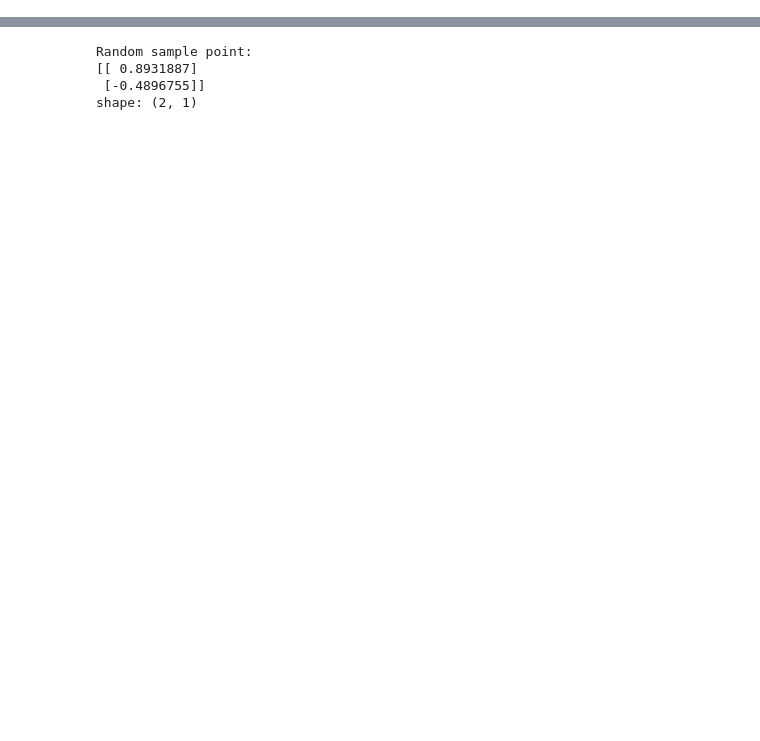
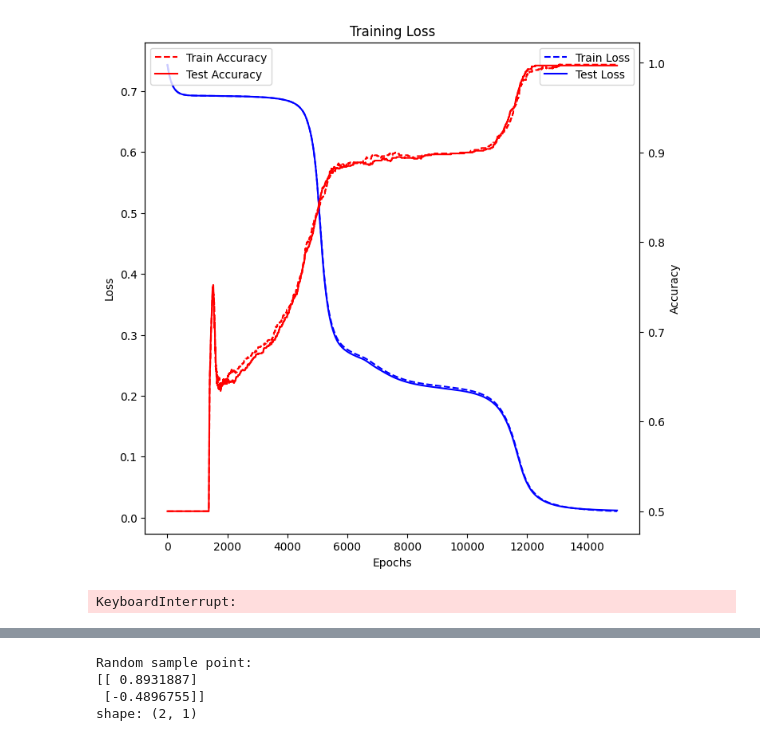
Before and after one commit to Johanmkr/WP1-Polyhedra, a Jupyter notebook: exam_experiment.ipynb, the cells around one changed output, grey strips where cells are left out. Saved outputs shown, nothing was run; the diff lists cells and outputs as text; code cells hidden in the pictures; blank space fills up the shorter version.

```diff
--- a/exam_experiment.ipynb
+++ b/exam_experiment.ipynb
@@ -128,0 +115,22 @@ else:
+# %%
+train_loss = np.load('state_dicts/train_loss.npy')
+test_loss = np.load('state_dicts/test_loss.npy')
+train_accuracy = np.load('state_dicts/train_accuracy.npy')
+test_accuracy = np.load('state_dicts/test_accuracy.npy')
+# %%
+fig, ax1 = plt.subplots(figsize=(8, 8))
+ax1.plot(train_loss, label='Train Loss', ls='--', c='blue')
+ax1.plot(test_loss, label='Test Loss', ls='-', c='blue')
+ax1.set_xlabel('Epochs')
+ax1.set_ylabel('Loss')
+ax1.set_title('Training Loss')
+ax1.legend()
+
+ax2 = ax1.twinx()
+ax2.plot(train_accuracy, label='Train Accuracy', ls='--', c='red')
+ax2.plot(test_accuracy, label='Test Accuracy', ls='-', c='red')
+ax2.set_ylabel('Accuracy')
+ax2.legend()
+plt.show()
+# %% [output]
+[figure, added]
@@ -129,3 +146,55 @@ else:
+# %%
+# Try to load a pre-trained model
+if LOAD:
+    try:
+        model.load_state_dict(torch.load('experiment_model.pth'))
+        print("Model loaded successfully.")
+        losses = np.load("experiment_losses.npy")
+    except FileNotFoundError:
+        print("Model file not found. Training a new model.")
+        losses = []
+        for epoch in trange(EPOCHS):
+            model.train()
+            optimizer.zero_grad()
+
+            out = model(X_train)
+            loss = criterion(out, y_train.unsqueeze(1))
+            loss.backward()
+            losses.append(loss.item())
+            optimizer.step()
+            optimizer.zero_grad()
+
+        torch.save(model.state_dict(), 'experiment_model.pth')
+        np.save('experiment_losses.npy', np.array(losses))
+        print("Model trained and saved successfully.")
+        fig, ax = plt.subplots(figsize=(8, 8))
+        ax.plot(losses, label='Loss')
+        ax.set_xlabel('Epochs')
+        ax.set_ylabel('Loss')
+        ax.set_title('Training Loss')
+        ax.legend()
+        plt.show()
+else:
+    losses = []
+    for epoch in trange(EPOCHS):
+        model.train()
+        optimizer.zero_grad()
+
+        out = model(X_train)
+        loss = criterion(out, y_train.unsqueeze(1))
+        loss.backward()
+        losses.append(loss.item())
+        optimizer.step()
+        optimizer.zero_grad()
+    fig, ax = plt.subplots(figsize=(8, 8))
+    ax.plot(losses, label='Loss')
+    ax.set_xlabel('Epochs')
+    ax.set_ylabel('Loss')
+    ax.set_title('Training Loss')
+    ax.legend()
+    plt.show()
+# %% [output]
+KeyboardInterrupt:
 # %%
 # Accuracy for training set
 model.eval()
```
Also changed, not shown: parts of 14 cells of this notebook, 5 other files.
